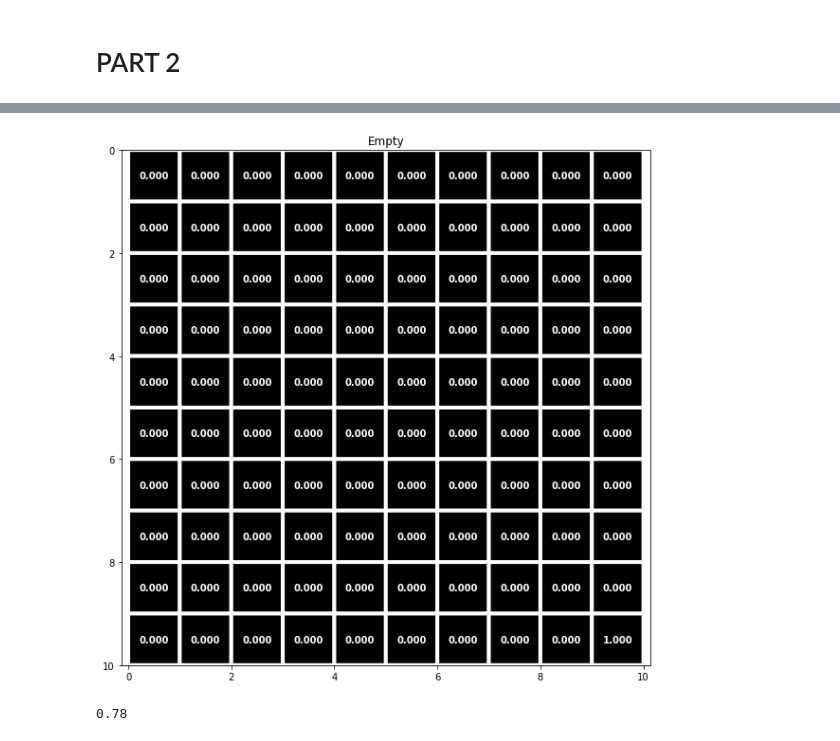
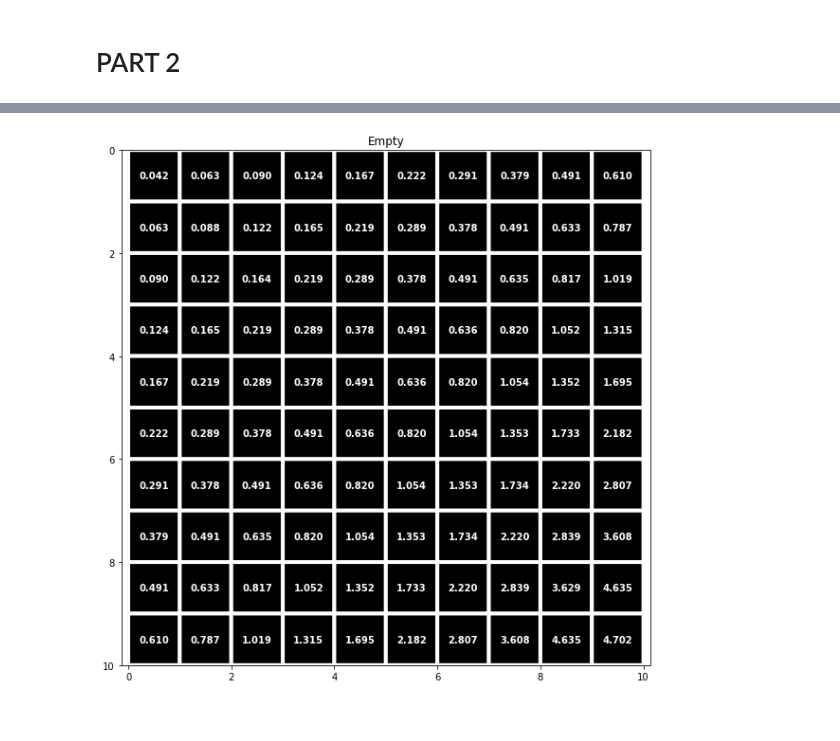
Before and after one commit to mlpotter/ECENGR232E-80, a Jupyter notebook: project_3/project3_MLP.ipynb, the cells around one changed output, grey strips where cells are left out. Saved outputs shown, nothing was run; the diff lists cells and outputs as text; code cells hidden in the pictures.

```diff
--- a/project_3/project3_MLP.ipynb
+++ b/project_3/project3_MLP.ipynb
@@ -433,4 +416,4 @@ R = x.value[:100,0]
 # %%
-create_rewardmap(R1)
+create_rewardmap(V1)
 # %% [output]
-[figure, old version]
+[figure, new version]
@@ -441,4 +419,0 @@ _,poli = value_iteration(fake_env,threshold,discount_factor)
-# %%
-(poli == policy1).mean()
-# %% [output]
-0.78
```
Also changed, not shown: parts of 22 cells of this notebook.
